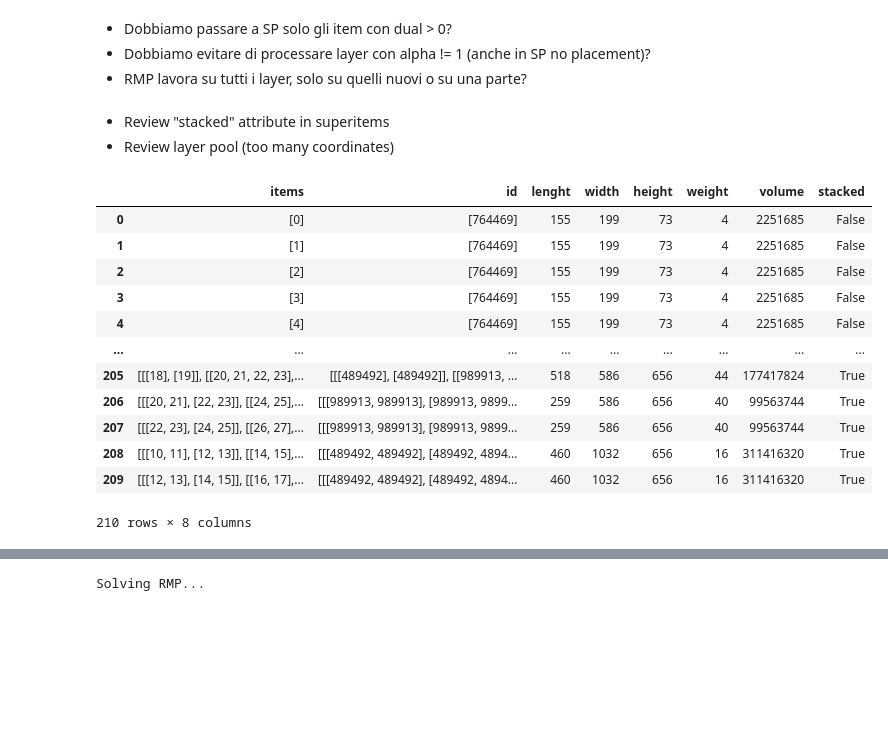
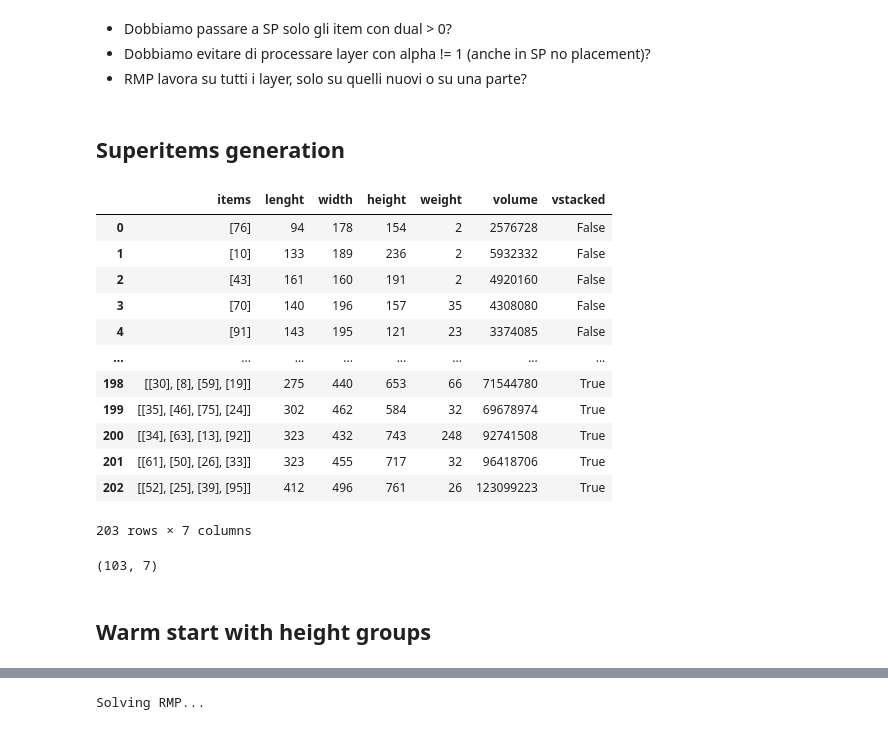
Before and after one commit to Wadaboa/3d-bpp, a Jupyter notebook: cg.ipynb, the cells around one changed output, grey strips where cells are left out. Drawn from its saved outputs; the diff is of its cells as text; code cells hidden in the pictures; blank space fills up the shorter version.

Commit message:
multiple edits - edit stacked superitems generation - edit warm start with groups - add warm starts to layer pool

```diff
--- a/cg.ipynb
+++ b/cg.ipynb
@@ -35,7 +35,7 @@ product_dataset.products.head()
 | 3 | 290 | 487 | 261 | 20 | 36861030 |
 | 4 | 106 | 156 | 159 | 15 | 2629224 |
 # %%
-ordered_products = 50
+ordered_products = 100
 order = product_dataset.get_order(ordered_products)
 order.head()
 # %% [output]
@@ -426,27 +426,32 @@ def column_generation(fsi, zsl, ol, ws, ds, hs, W, D, max_iter=20, max_stag_iter
 
     return layer_pool
-# %% [markdown]
-- Review "stacked" attribute in superitems
-- Review layer pool (too many coordinates)
+# %% [markdown]
+## Superitems generation
 # %%
 superitems, ws, ds, hs = layers.generate_superitems(
-    sample_order, (config.pallet_lenght, config.pallet_width, config.max_product_height), max_stacked_items=2
+    order, (config.pallet_lenght, config.pallet_width, config.max_product_height), max_stacked_items=4
 )
 superitems
 # %% [output]
-|  | items | id | lenght | width | height | weight | volume | stacked |
-| 0 | [0] | [764469] | 155 | 199 | 73 | 4 | 2251685 | False |
-| 1 | [1] | [764469] | 155 | 199 | 73 | 4 | 2251685 | False |
-| 2 | [2] | [764469] | 155 | 199 | 73 | 4 | 2251685 | False |
-| 3 | [3] | [764469] | 155 | 199 | 73 | 4 | 2251685 | False |
-| 4 | [4] | [764469] | 155 | 199 | 73 | 4 | 2251685 | False |
-| ... | ... | ... | ... | ... | ... | ... | ... | ... |
-| 205 | [[[18], [19]], [[20, 21, 22, 23],... | [[[489492], [489492]], [[989913, ... | 518 | 586 | 656 | 44 | 177417824 | True |
-| 206 | [[[20, 21], [22, 23]], [[24, 25],... | [[[989913, 989913], [989913, 9899... | 259 | 586 | 656 | 40 | 99563744 | True |
-| 207 | [[[22, 23], [24, 25]], [[26, 27],... | [[[989913, 989913], [989913, 9899... | 259 | 586 | 656 | 40 | 99563744 | True |
-| 208 | [[[10, 11], [12, 13]], [[14, 15],... | [[[489492, 489492], [489492, 4894... | 460 | 1032 | 656 | 16 | 311416320 | True |
-| 209 | [[[12, 13], [14, 15]], [[16, 17],... | [[[489492, 489492], [489492, 4894... | 460 | 1032 | 656 | 16 | 311416320 | True |
+|  | items | lenght | width | height | weight | volume | vstacked |
+| 0 | [76] | 94 | 178 | 154 | 2 | 2576728 | False |
+| 1 | [10] | 133 | 189 | 236 | 2 | 5932332 | False |
+| 2 | [43] | 161 | 160 | 191 | 2 | 4920160 | False |
+| 3 | [70] | 140 | 196 | 157 | 35 | 4308080 | False |
+| 4 | [91] | 143 | 195 | 121 | 23 | 3374085 | False |
+| ... | ... | ... | ... | ... | ... | ... | ... |
+| 198 | [[30], [8], [59], [19]] | 275 | 440 | 653 | 66 | 71544780 | True |
+| 199 | [[35], [46], [75], [24]] | 302 | 462 | 584 | 32 | 69678974 | True |
+| 200 | [[34], [63], [13], [92]] | 323 | 432 | 743 | 248 | 92741508 | True |
+| 201 | [[61], [50], [26], [33]] | 323 | 455 | 717 | 32 | 96418706 | True |
+| 202 | [[52], [25], [39], [95]] | 412 | 496 | 761 | 26 | 123099223 | True |
-210 rows × 8 columns
+203 rows × 7 columns
+# %%
+superitems[superitems.vstacked].shape
+# %% [output]
+(103, 7)
+# %% [markdown]
+## Warm start with height groups
 # %%
 initial_groups = warm_start.get_initial_groups(superitems, tol=5)
 for group in initial_groups:
```
Also changed, not shown: parts of 9 cells of this notebook, 2 other files.
